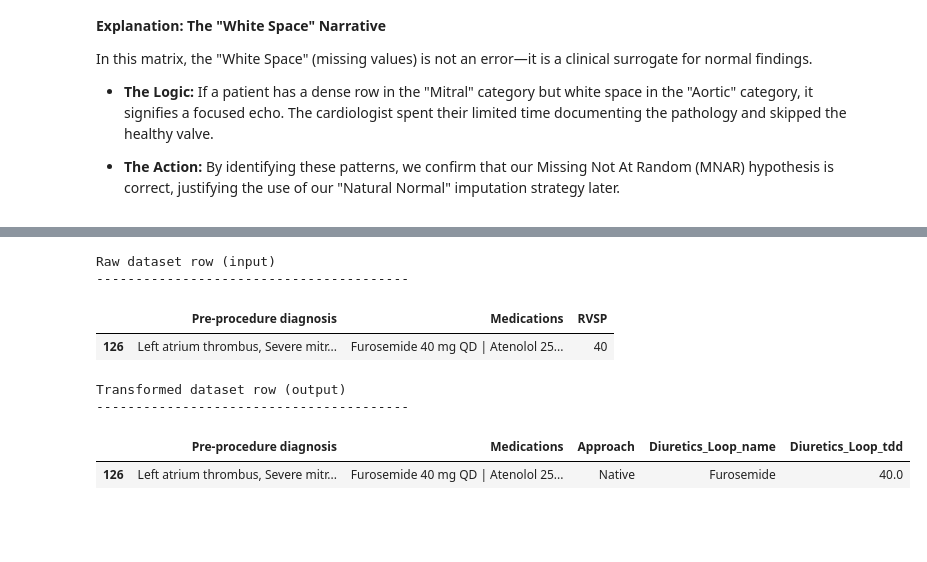
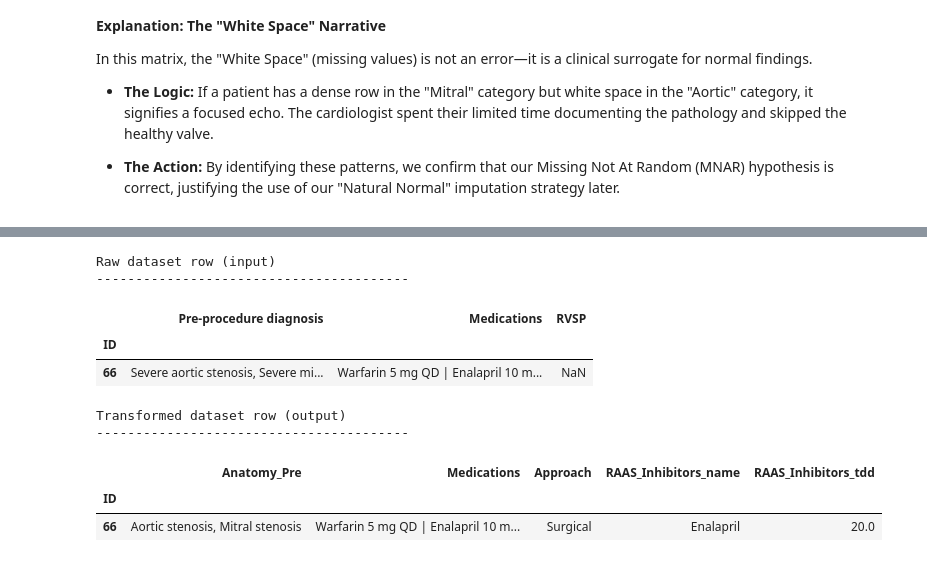
Before and after one commit to enrodri/phl_2025, a Jupyter notebook: phl_2025.ipynb, the cells around one changed output, grey strips where cells are left out. Drawn from its saved outputs; the diff is of its cells as text; code cells hidden in the pictures; blank space fills up the shorter version.

```diff
--- a/phl_2025.ipynb
+++ b/phl_2025.ipynb
@@ -88,7 +88,7 @@ class ClinicalConfig:
     def __init__(self):
         # 1. Variable Categorization to be selected for the dataframe
         self.categories = {
-            "Demographics/Vitals": ['ID', 'Age', 'Gender', 'Weight', 'Height', 'OSat', 'SBP R', 'DBP R', 'Heart rate'],
+            "Demographics/Vitals": ['ID', 'Age', 'Gender', 'Weight', 'OSat', 'SBP R', 'DBP R', 'Heart rate'],
             "Medications": ['Medications'],
             "Clinical Context": ['Pre-procedure diagnosis', 'Post-procedure diagnosis', 'Year(s) since procedure'],
             "Structural Echo (Dimensions)": ['IVSd', 'LVIDd', 'LVPWd', 'LVIDs', 'Aortic root', 'Left atrium measure', 'Left atrium'],
@@ -191,3 +191,8 @@ class ClinicalConfig:
         self.echo_missing = ['MS MG (mmHg)', 'AO V2 max', 'RVSP', 'LVIDd']
         self.clinical_markers = ['Mixed_Mitral', 'Mixed_Aortic', 'Multi_Valve', 'PH_Significant', 'AFib_Present']
         self.lesions_anatomic = ['Sev_MS','Sev_MR','Sev_AS','Sev_AR', 'Sev_PH']
+
+        # * 8. Empty lists to be used for regression
+        self.regression_demographics = []
+        self.regression_lesions = []
+        self.regression_echo = []
@@ -1159,7 +1173,7 @@ class Statistics:
 # ==========================================
 # Setup
 config = ClinicalConfig()
-load = pd.read_csv('phl_2025.csv')
+load = pd.read_csv('phl_2025.csv', dtype={'ID': str})
 all_cols = [col for sublist in config.categories.values() for col in sublist]
 df = load[load.columns.intersection(all_cols)].copy()
 
@@ -1245,23 +1258,34 @@ All medications list generated: all_medications_report.csv.
 # %%
 # Showcases a row for a "before" table
-case_id = 26
-before = df[df['ID'] == (case_id)][['Pre-procedure diagnosis', 'Medications', 'RVSP']]
+# We set the 'ID' column as the Index, given these were stored in descending order
+# The if/elif/else is here if you want to re-execute this cell's code with other case_id
+if 'ID' in df.columns:
+    df.set_index('ID', inplace=True)
+elif df.index.name == 'ID':
+    print("ID is already set as the index. Proceeding...")
+else:
+    print("Error: 'ID' column not found in DataFrame!")
+
+case_id = "66"
+before = df.loc[[case_id], ['Pre-procedure diagnosis', 'Medications', 'RVSP']]
 print("\nRaw dataset row (input)\n" + '-'*40)
 display(before)
 
 extractor_execute = extractor.transform()
 
 # The same row after the transform method has been applied
-after = df[df['ID'] == case_id][['Pre-procedure diagnosis', 'Medications','Approach', 'Diuretics_Loop_name', 'Diuretics_Loop_tdd']]
+after = df.loc[[case_id], ['Anatomy_Pre', 'Medications','Approach', 'RAAS_Inhibitors_name', 'RAAS_Inhibitors_tdd']]
 print("\nTransformed dataset row (output)\n" + '-'*40)
 display(after)
 # %% [output]
 Raw dataset row (input)
 ----------------------------------------
 |  | Pre-procedure diagnosis | Medications | RVSP |
-| 126 | Left atrium thrombus, Severe mitr... | Furosemide 40 mg QD | Atenolol 25... | 40 |
+| ID |  |  |  |
+| 66 | Severe aortic stenosis, Severe mi... | Warfarin 5 mg QD | Enalapril 10 m... | NaN |
 Transformed dataset row (output)
 ----------------------------------------
-|  | Pre-procedure diagnosis | Medications | Approach | Diuretics_Loop_name | Diuretics_Loop_tdd |
-| 126 | Left atrium thrombus, Severe mitr... | Furosemide 40 mg QD | Atenolol 25... | Native | Furosemide | 40.0 |
+|  | Anatomy_Pre | Medications | Approach | RAAS_Inhibitors_name | RAAS_Inhibitors_tdd |
+| ID |  |  |  |  |  |
+| 66 | Aortic stenosis, Mitral stenosis | Warfarin 5 mg QD | Enalapril 10 m... | Surgical | Enalapril | 20.0 |
 # %%
```
Also changed, not shown: parts of 52 cells of this notebook, 34 other files.
